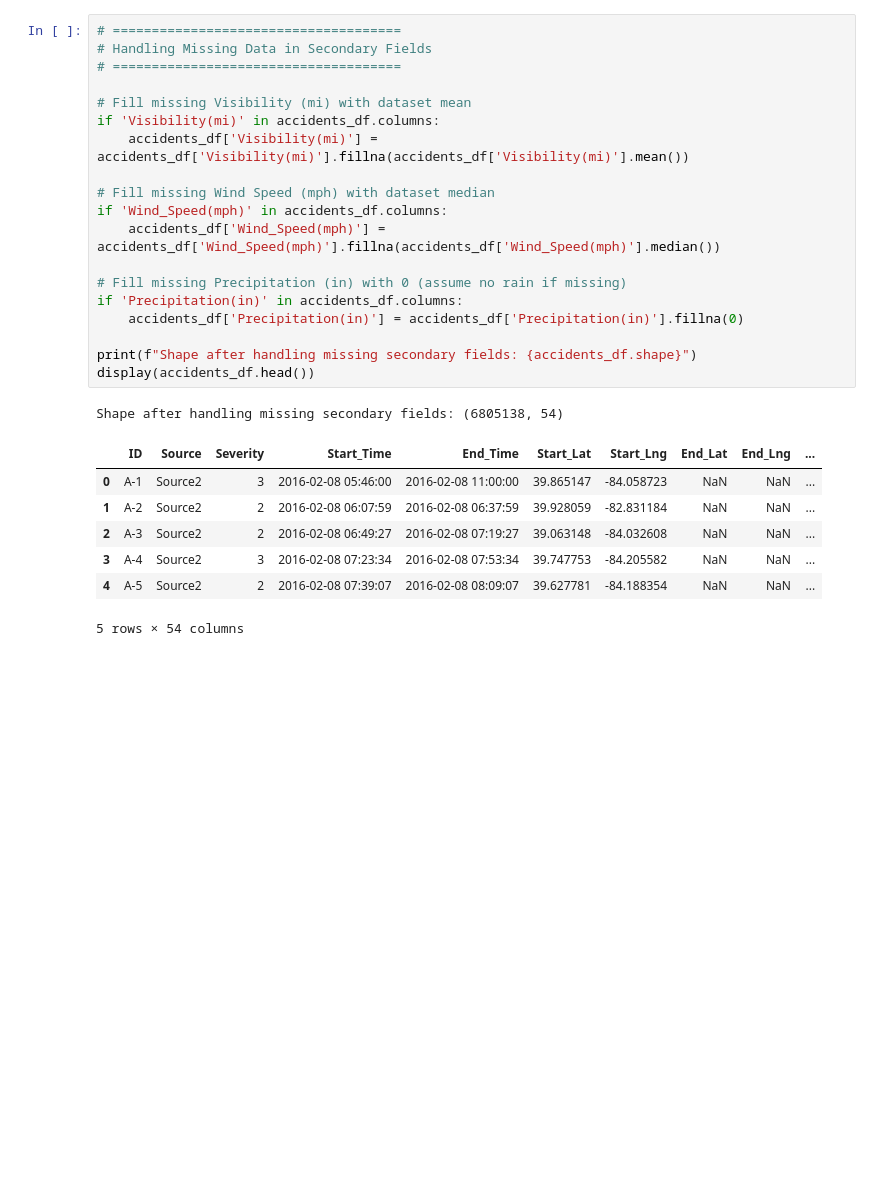
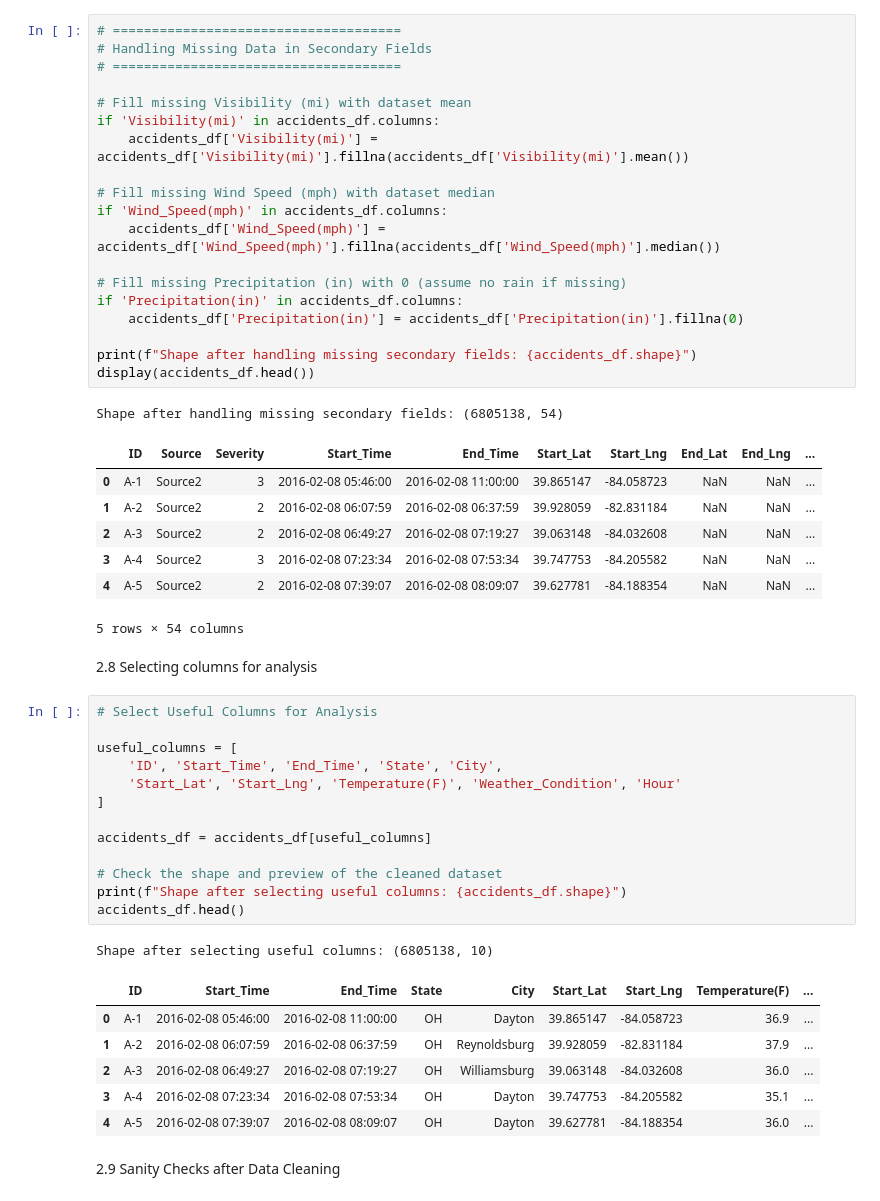
Before and after one commit to GireesheePendela/accident-usa-prediction, a Jupyter notebook: notebooks/data_cleaning.ipynb, the cells around one changed output. Cells and saved outputs as stored; diff of their text form; blank space fills up the shorter version.

Commit message:
column selection and sanity checks

```diff
--- a/notebooks/data_cleaning.ipynb
+++ b/notebooks/data_cleaning.ipynb
@@ -222,3 +222,28 @@ Shape after handling missing secondary fields: (6805138, 54)
 | 3 | A-4 | Source2 | 3 | 2016-02-08 07:23:34 | 2016-02-08 07:53:34 | 39.747753 | -84.205582 | NaN | NaN | ... |
 | 4 | A-5 | Source2 | 2 | 2016-02-08 07:39:07 | 2016-02-08 08:09:07 | 39.627781 | -84.188354 | NaN | NaN | ... |
 5 rows × 54 columns
+# %% [markdown]
+2.8 Selecting columns for analysis
+# %%
+# Select Useful Columns for Analysis
+
+useful_columns = [
+    'ID', 'Start_Time', 'End_Time', 'State', 'City',
+    'Start_Lat', 'Start_Lng', 'Temperature(F)', 'Weather_Condition', 'Hour'
+]
+
+accidents_df = accidents_df[useful_columns]
+
+# Check the shape and preview of the cleaned dataset
+print(f"Shape after selecting useful columns: {accidents_df.shape}")
+accidents_df.head()
+# %% [output]
+Shape after selecting useful columns: (6805138, 10)
+|  | ID | Start_Time | End_Time | State | City | Start_Lat | Start_Lng | Temperature(F) | ... |
+| 0 | A-1 | 2016-02-08 05:46:00 | 2016-02-08 11:00:00 | OH | Dayton | 39.865147 | -84.058723 | 36.9 | ... |
+| 1 | A-2 | 2016-02-08 06:07:59 | 2016-02-08 06:37:59 | OH | Reynoldsburg | 39.928059 | -82.831184 | 37.9 | ... |
+| 2 | A-3 | 2016-02-08 06:49:27 | 2016-02-08 07:19:27 | OH | Williamsburg | 39.063148 | -84.032608 | 36.0 | ... |
+| 3 | A-4 | 2016-02-08 07:23:34 | 2016-02-08 07:53:34 | OH | Dayton | 39.747753 | -84.205582 | 35.1 | ... |
+| 4 | A-5 | 2016-02-08 07:39:07 | 2016-02-08 08:09:07 | OH | Dayton | 39.627781 | -84.188354 | 36.0 | ... |
+# %% [markdown]
+2.9 Sanity Checks after Data Cleaning
```
Also changed, not shown: parts of 1 cell of this notebook.
